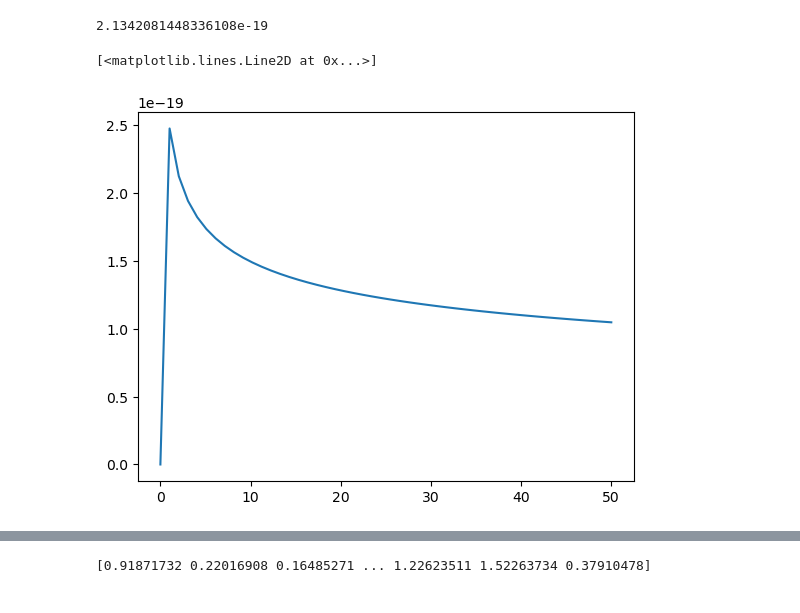
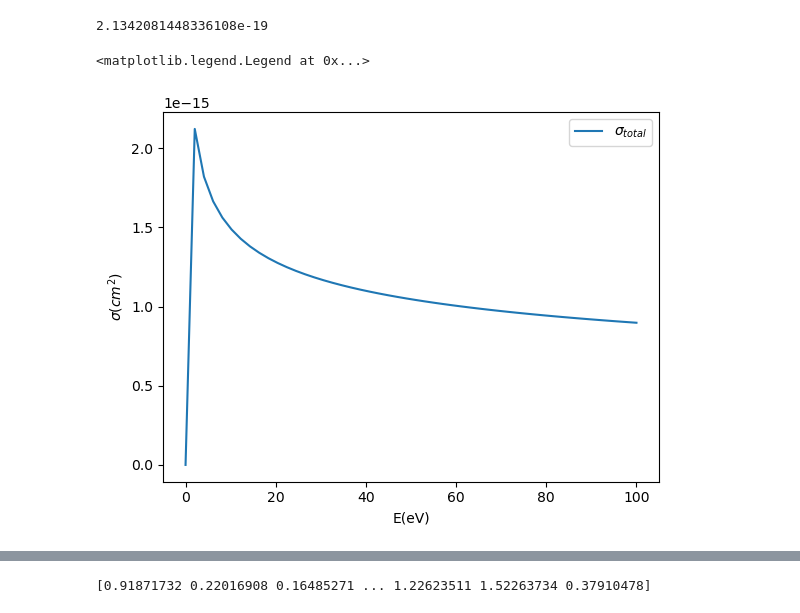
Before and after one commit to ararakitsubasa/etching, a Jupyter notebook: target_release_particle.ipynb, the cells around one changed output, grey strips where cells are left out. Cells and saved outputs as stored; diff of their text form; code cells hidden in the pictures.

```diff
--- a/target_release_particle.ipynb
+++ b/target_release_particle.ipynb
@@ -728,12 +728,16 @@ print(Xsec_interp)
 # %% [output]
 2.1342081448336108e-19
 # %%
-enery = np.linspace(0, 50, 50)
-totXsection = TotXsec((4.614 + 4.151)/2*1e-10, enery, 0.721)
+enery = np.linspace(0, 100, 50)
+totXsection = TotXsec((4.614 + 4.151)/2*1e-8, enery, 0.721)
 totXsection[0] = 0
 
 fig, ax = plt.subplots(1,1)
-ax.plot(enery, totXsection)
+ax.plot(enery, totXsection, label='$\sigma_{total}$')
+ax.set_ylabel('$\sigma(cm^2)$')
+# ax.set_yscale('log')
+ax.set_xlabel('E(eV)')
+ax.legend()
 # %% [output]
-[<matplotlib.lines.Line2D at 0x...>]
+<matplotlib.legend.Legend at 0x...>
-[figure, old version]
+[figure, new version]
```
Also changed, not shown: parts of 2 cells of this notebook, 1 other file.
